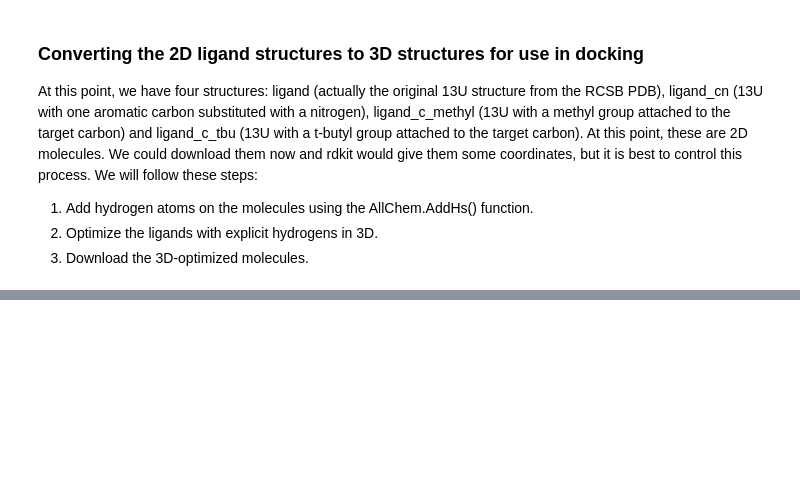
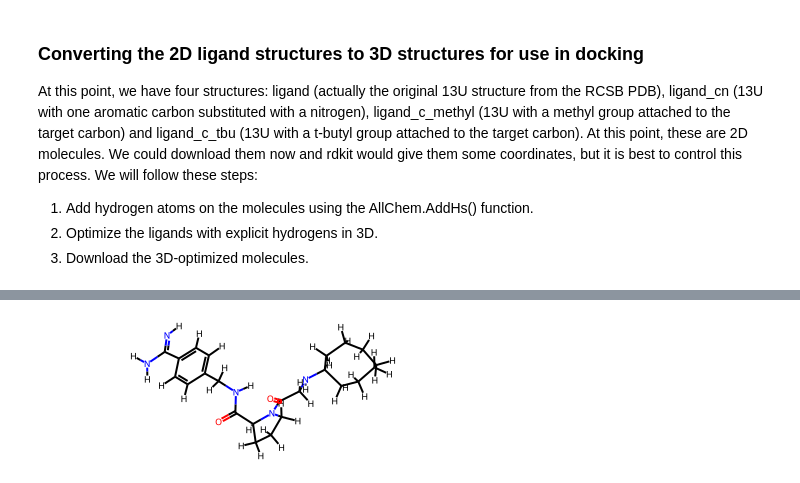
Before and after one commit to MolSSI-Education/python-scripting-biochemistry, a Jupyter notebook: biochemist-python/chapters/Modifying_Ligands_with_rdkit.ipynb, the cells around one changed output, grey strips where cells are left out. Saved outputs shown, nothing was run; the diff lists cells and outputs as text; code cells hidden in the pictures; blank space fills up the shorter version.

```diff
--- a/biochemist-python/chapters/Modifying_Ligands_with_rdkit.ipynb
+++ b/biochemist-python/chapters/Modifying_Ligands_with_rdkit.ipynb
@@ -151,0 +242,6 @@ At this point, we have four structures: ligand (actually the original 13U struct
+# %%
+# Display the molecule. Note that the shape of the molecule has changed.
+
+ligand13U_H
+# %% [output]
+[figure, added]
```
Also changed, not shown: parts of 13 cells of this notebook.
